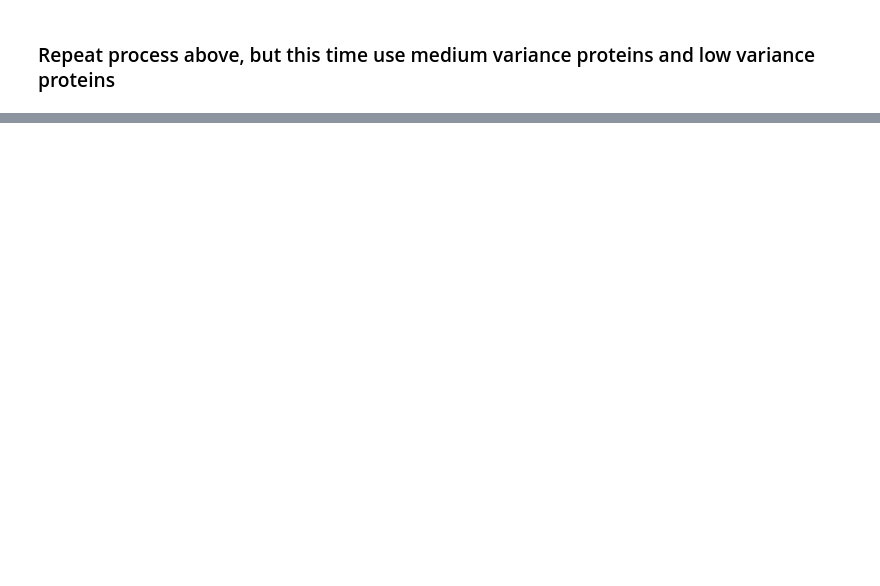
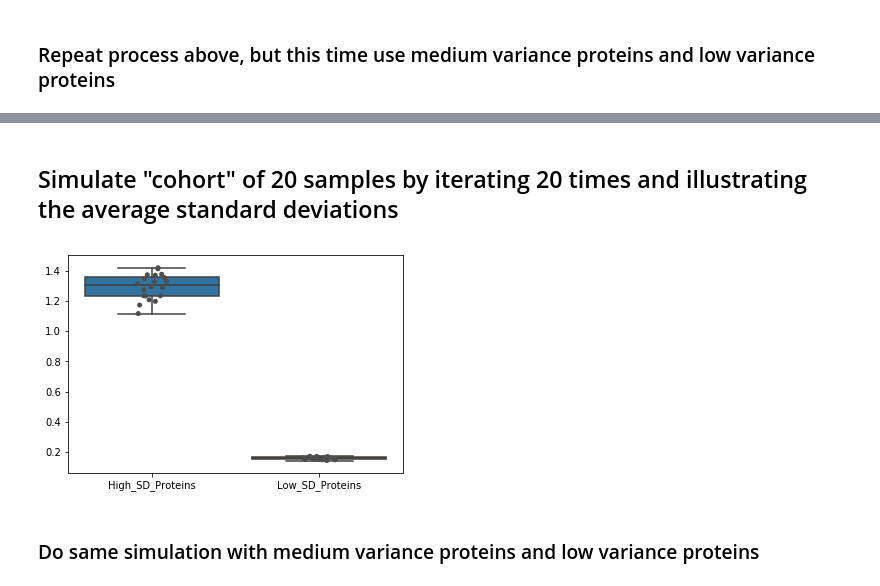
Before and after one commit to PayneLab/WhenMutationsMatter, a Jupyter notebook: Power Analysis/Intratumor_Heterogeneity_3_Samples.ipynb, the cells around one changed output, grey strips where cells are left out. Drawn from its saved outputs; the diff is of its cells as text; code cells hidden in the pictures; blank space fills up the shorter version.

```diff
--- a/Power Analysis/Intratumor_Heterogeneity_3_Samples.ipynb
+++ b/Power Analysis/Intratumor_Heterogeneity_3_Samples.ipynb
@@ -204,0 +207,37 @@ print(pval)
+# %% [markdown]
+## Simulate "cohort" of 20 samples by iterating 20 times and illustrating the average standard deviations
+# %%
+average_standard_deviations_low = []
+average_standard_deviations_high = []
+
+for iteration in range(0, 20):
+    iter_sds_low = []
+    iter_sds_high = []
+
+    for low_protein in low_sd_proteins:
+        low_proteomics = list(proteomics_data[low_protein].dropna())
+        three_low_measurements = randomly_select_3(low_proteomics)
+        low_sd = np.std(three_low_measurements)
+        if not np.isnan(low_sd):
+            iter_sds_low.append(low_sd)
+
+    for high_protein in high_sd_proteins:
+        high_proteomics = list(proteomics_data[high_protein].dropna())
+        three_high_measurements = randomly_select_3(high_proteomics)
+        high_sd = np.std(three_high_measurements)
+        if not np.isnan(high_sd):
+            iter_sds_high.append(high_sd)
+
+    average_standard_deviations_low.append(np.mean(iter_sds_low))
+    average_standard_deviations_high.append(np.mean(iter_sds_high))
+# %%
+cohort_plot_df = pd.DataFrame(columns = ['High_SD_Proteins','Low_SD_Proteins'])
+cohort_plot_df['High_SD_Proteins'] = pd.Series(average_standard_deviations_high)
+cohort_plot_df['Low_SD_Proteins'] = pd.Series(average_standard_deviations_low)
+
+plot = sns.boxplot(data=cohort_plot_df)
+pts = sns.stripplot(data=cohort_plot_df, jitter=True, color='.3')
+# %% [output]
+[figure, added]
+# %% [markdown]
+### Do same simulation with medium variance proteins and low variance proteins
```
Also changed, not shown: parts of 18 cells of this notebook.
